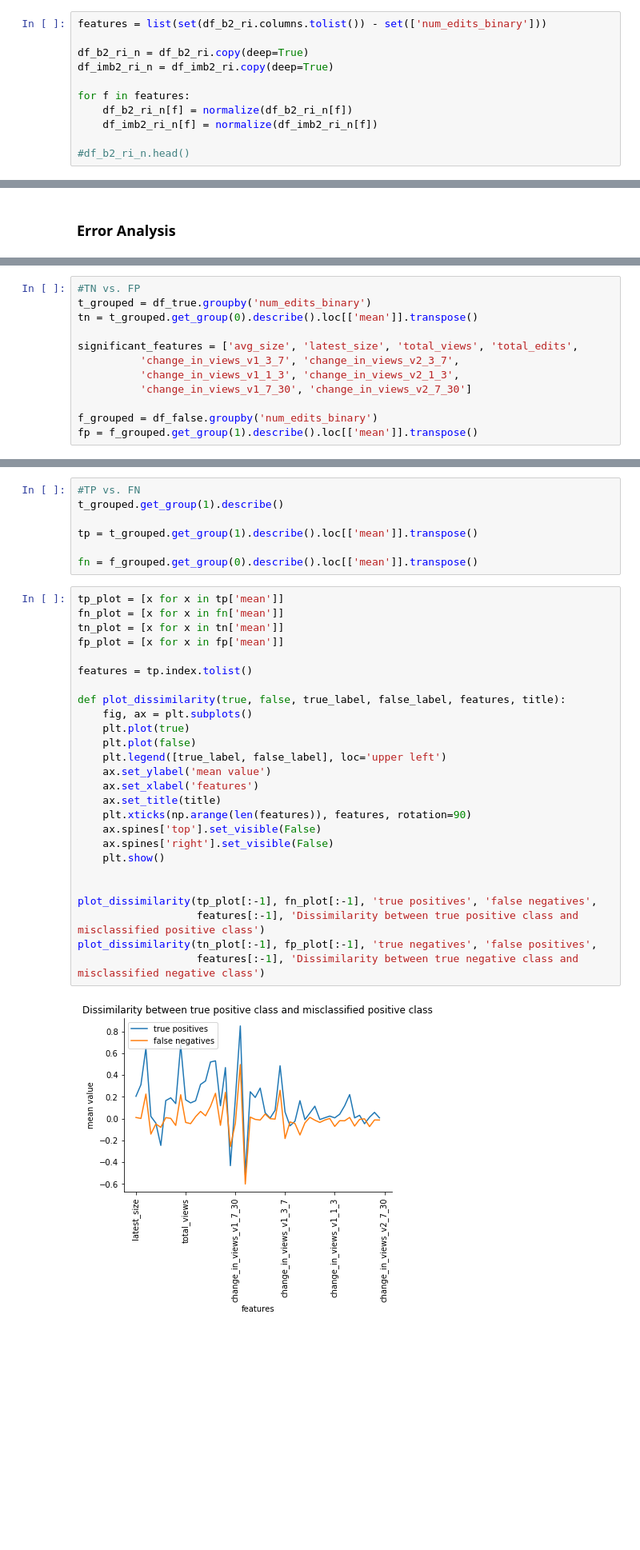
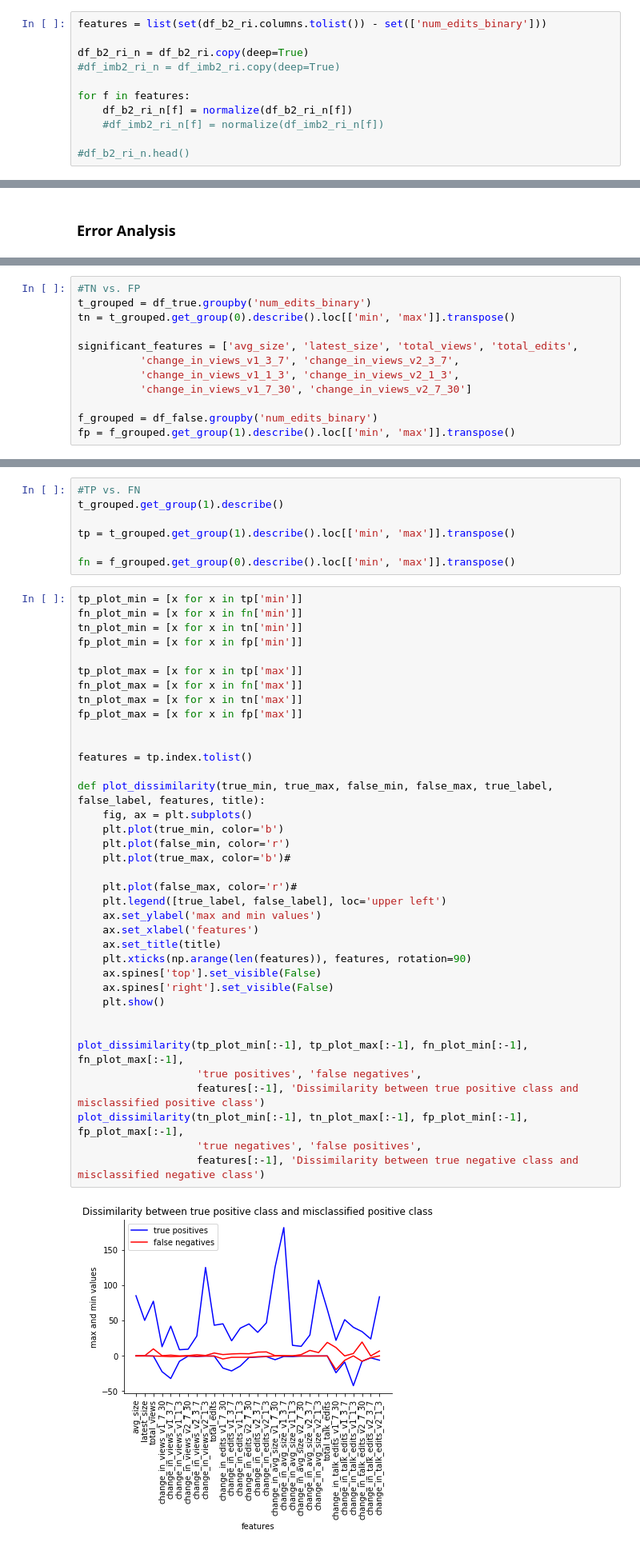
Before and after one commit to FajneFarita/Looking-for-a-Needle-in-a-Haystack-Predicting-Wikipedia-Edits, a Jupyter notebook: data/final/fall-2017-info-251-final-project-with-imbalanced.ipynb, the cells around one changed output, grey strips where cells are left out. Shown at 80% size. Saved outputs shown, nothing was run; the diff lists cells and outputs as text; blank space fills up the shorter version.

Commit message:
new line charts for error an. and some of the imbal set code commented..

```diff
--- a/data/final/fall-2017-info-251-final-project-with-imbalanced.ipynb
+++ b/data/final/fall-2017-info-251-final-project-with-imbalanced.ipynb
@@ -693,11 +692,11 @@ def normalize(raw_data):
 features = list(set(df_b2_ri.columns.tolist()) - set(['num_edits_binary']))
 
 df_b2_ri_n = df_b2_ri.copy(deep=True)
-df_imb2_ri_n = df_imb2_ri.copy(deep=True)
+#df_imb2_ri_n = df_imb2_ri.copy(deep=True)
 
 for f in features:
     df_b2_ri_n[f] = normalize(df_b2_ri_n[f])
-    df_imb2_ri_n[f] = normalize(df_imb2_ri_n[f])
+    #df_imb2_ri_n[f] = normalize(df_imb2_ri_n[f])
 
 #df_b2_ri_n.head()
 # %%
@@ -1255,7 +1252,7 @@ NameError: name 'df_test' is not defined
 # %%
 #TN vs. FP
 t_grouped = df_true.groupby('num_edits_binary')
-tn = t_grouped.get_group(0).describe().loc[['mean']].transpose()
+tn = t_grouped.get_group(0).describe().loc[['min', 'max']].transpose()
 
 significant_features = ['avg_size', 'latest_size', 'total_views', 'total_edits',
           'change_in_views_v1_3_7', 'change_in_views_v2_3_7',
@@ -1263,4 +1260,4 @@ significant_features = ['avg_size', 'latest_size', 'total_views', 'total_edits',
           'change_in_views_v1_7_30', 'change_in_views_v2_7_30']
 
 f_grouped = df_false.groupby('num_edits_binary')
-fp = f_grouped.get_group(1).describe().loc[['mean']].transpose()
+fp = f_grouped.get_group(1).describe().loc[['min', 'max']].transpose()
@@ -1270,34 +1265,45 @@ NameError: name 'df_true' is not defined
 #TP vs. FN
 t_grouped.get_group(1).describe()
 
-tp = t_grouped.get_group(1).describe().loc[['mean']].transpose()
+tp = t_grouped.get_group(1).describe().loc[['min', 'max']].transpose()
 
-fn = f_grouped.get_group(0).describe().loc[['mean']].transpose()
+fn = f_grouped.get_group(0).describe().loc[['min', 'max']].transpose()
 # %%
-tp_plot = [x for x in tp['mean']]
-fn_plot = [x for x in fn['mean']]
-tn_plot = [x for x in tn['mean']]
-fp_plot = [x for x in fp['mean']]
+tp_plot_min = [x for x in tp['min']]
+fn_plot_min = [x for x in fn['min']]
+tn_plot_min = [x for x in tn['min']]
+fp_plot_min = [x for x in fp['min']]
+
+tp_plot_max = [x for x in tp['max']]
+fn_plot_max = [x for x in fn['max']]
+tn_plot_max = [x for x in tn['max']]
+fp_plot_max = [x for x in fp['max']]
+
 
 features = tp.index.tolist()
 
-def plot_dissimilarity(true, false, true_label, false_label, features, title):
+def plot_dissimilarity(true_min, true_max, false_min, false_max, true_label, false_label, features, title):
     fig, ax = plt.subplots()
-    plt.plot(true)
-    plt.plot(false)
+    plt.plot(true_min, color='b')
+    plt.plot(false_min, color='r')
+    plt.plot(true_max, color='b')#
+
+    plt.plot(false_max, color='r')#
     plt.legend([true_label, false_label], loc='upper left')
-    ax.set_ylabel('mean value')
+    ax.set_ylabel('max and min values')
     ax.set_xlabel('features')
     ax.set_title(title)
     plt.xticks(np.arange(len(features)), features, rotation=90)
     ax.spines['top'].set_visible(False)
     ax.spines['right'].set_visible(False)
     plt.show()
 
 
-plot_dissimilarity(tp_plot[:-1], fn_plot[:-1], 'true positives', 'false negatives',
+plot_dissimilarity(tp_plot_min[:-1], tp_plot_max[:-1], fn_plot_min[:-1], fn_plot_max[:-1],
+                   'true positives', 'false negatives',
                    features[:-1], 'Dissimilarity between true positive class and misclassified positive class')
-plot_dissimilarity(tn_plot[:-1], fp_plot[:-1], 'true negatives', 'false positives',
+plot_dissimilarity(tn_plot_min[:-1], tn_plot_max[:-1], fp_plot_min[:-1], fp_plot_max[:-1],
+                   'true negatives', 'false positives',
                    features[:-1], 'Dissimilarity between true negative class and misclassified negative class')
 # %% [output]
-[figure, old version]
+[figure, new version]
```
Also changed, not shown: parts of 15 cells of this notebook.
